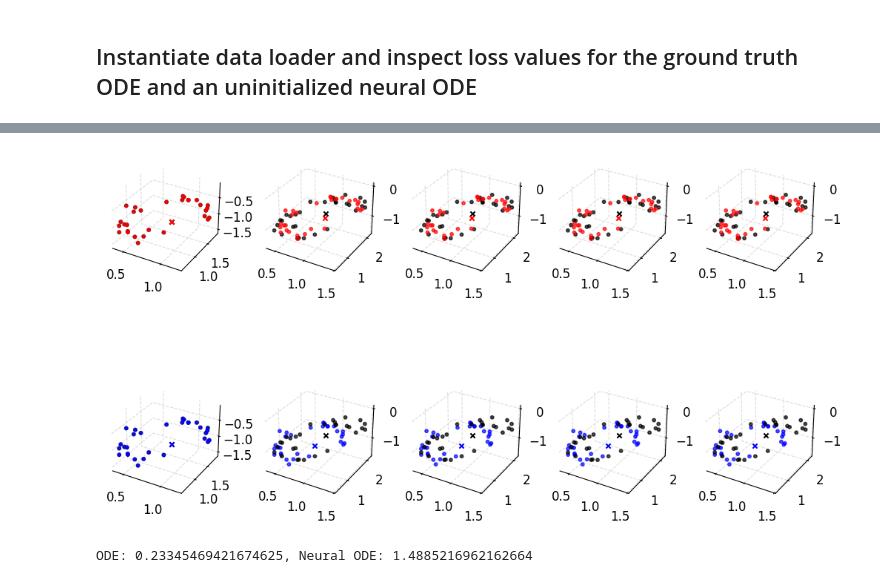
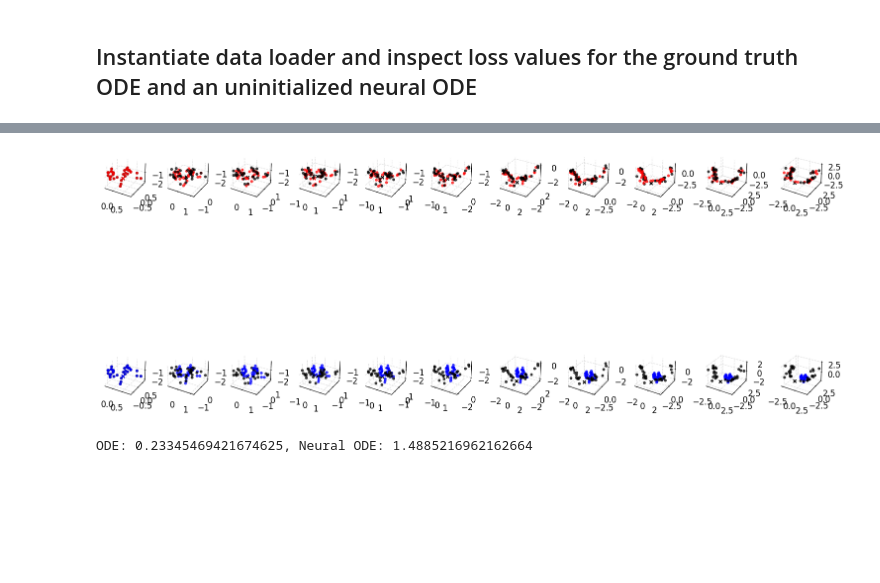
Before and after one commit to Jhko725/sandbox, a Jupyter notebook: notebooks/analysis/neighborhood.ipynb, the cells around one changed output, grey strips where cells are left out. Drawn from its saved outputs; the diff is of its cells as text; code cells hidden in the pictures; blank space fills up the shorter version.

```diff
--- a/notebooks/analysis/neighborhood.ipynb
+++ b/notebooks/analysis/neighborhood.ipynb
@@ -151,0 +123,2 @@ sol = neighborflow.solve(
+# %%
+batch, _ = loader.load_batch(loader.init())
@@ -191,4 +192,0 @@ loader = NeighborhoodSegmentLoader(
-# %%
-loader_state = loader.init()
-batch, loader_state = loader.load_batch(loader_state)
-batch[2].shape
@@ -217,11 +209,2 @@ sol_nn = eqx.filter_vmap(neighborflow_nn.solve)(
     (u_batch[:, 0], u_nn_batch[:, 0] - jnp.expand_dims(u_batch[:, 0], -2)),
 )
-# %%
-loss_fn = NeighborhoodMSELoss(neighbor_traj_length=5, taylor_order=None)
-sol = eqx.filter_vmap(loss_fn.propagate_neighborhood, in_axes=(None, 0, 0, 0, None))(
-    model, t_batch[:, :neighbor_traj_length], u_batch[:, 0], u_nn_batch[:, 0], None
-)
-
-sol_nn = eqx.filter_vmap(loss_fn.propagate_neighborhood, in_axes=(None, 0, 0, 0, None))(
-    model_nn, t_batch[:, :neighbor_traj_length], u_batch[:, 0], u_nn_batch[:, 0], None
-)
@@ -232,47 +224,52 @@ sol[0].shape
 # %%
 fig, axes = plt.subplots(
     2,
-    neighbor_traj_length,
-    figsize=(10, 6),
+    traj_length,
+    figsize=(15, 8),
     subplot_kw={"projection": "3d"},
     constrained_layout=True,
 )
 scatter_kwargs = {"s": 10, "alpha": 0.7}
 
 
 sample_ind = 20
-for i in range(neighbor_traj_length):
+for i in range(traj_length):
     axes[0, i].scatter(
-        *u_nn_batch[sample_ind, i].T,
+        *u_nn_batch[sample_ind, i, :, :3].T,
         color="black",
         label="Data",
         **scatter_kwargs,
     )
-    axes[0, i].scatter(*u_batch[sample_ind, i].T, color="black", marker="x", s=20)
+    axes[0, i].scatter(*u_batch[sample_ind, i, :3].T, color="black", marker="x", s=20)
     axes[0, i].scatter(
-        *(sol[1][sample_ind, i]).T,
+        *(sol[1][sample_ind, i] + jnp.expand_dims(sol[0][sample_ind, i], axis=-2))[
+            :, :3
+        ].T,
         color="red",
         label="Pred",
         **scatter_kwargs,
     )
-    axes[0, i].scatter(*sol[0][sample_ind, i].T, color="red", marker="x", s=20)
+    axes[0, i].scatter(*sol[0][sample_ind, i, :3].T, color="red", marker="x", s=20)
     axes[1, i].scatter(
-        *u_nn_batch[sample_ind, i].T,
+        *u_nn_batch[sample_ind, i, :, :3].T,
         color="black",
         label="Data",
         **scatter_kwargs,
     )
-    axes[1, i].scatter(*u_batch[sample_ind, i].T, color="black", marker="x", s=20)
+    axes[1, i].scatter(*u_batch[sample_ind, i, :3].T, color="black", marker="x", s=20)
     axes[1, i].scatter(
-        *(sol_nn[1][sample_ind, i]).T,
+        *(
+            sol_nn[1][sample_ind, i]
+            + jnp.expand_dims(sol_nn[0][sample_ind, i], axis=-2)
+        )[:, :3].T,
         color="blue",
         label="Pred",
         **scatter_kwargs,
     )
-    axes[1, i].scatter(*sol_nn[0][sample_ind, i].T, color="blue", marker="x", s=20)
+    axes[1, i].scatter(*sol_nn[0][sample_ind, i, :3].T, color="blue", marker="x", s=20)
 # axes[0, -1].legend(fontsize="small")
 # %% [output]
-[figure, old version]
+[figure, new version]
 # %%
 from dynamical_systems.metrics.measure_distances import maximum_mean_discrepancy
 
```
Also changed, not shown: parts of 57 cells of this notebook, 22 other files.
